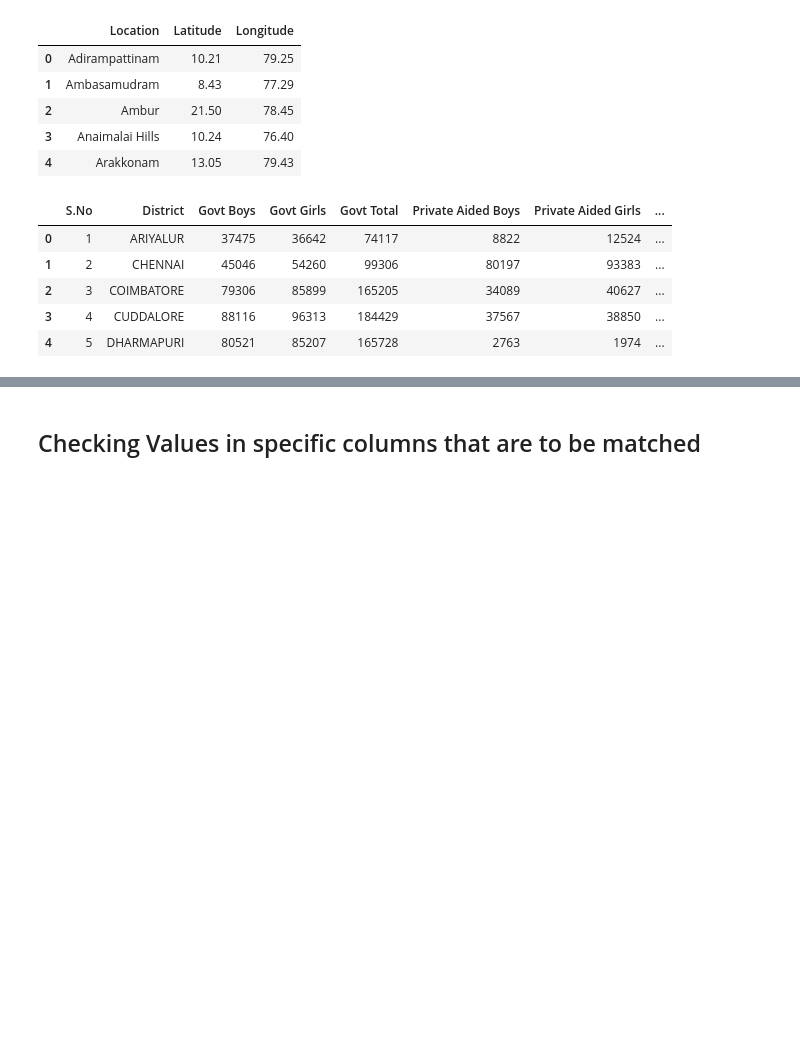
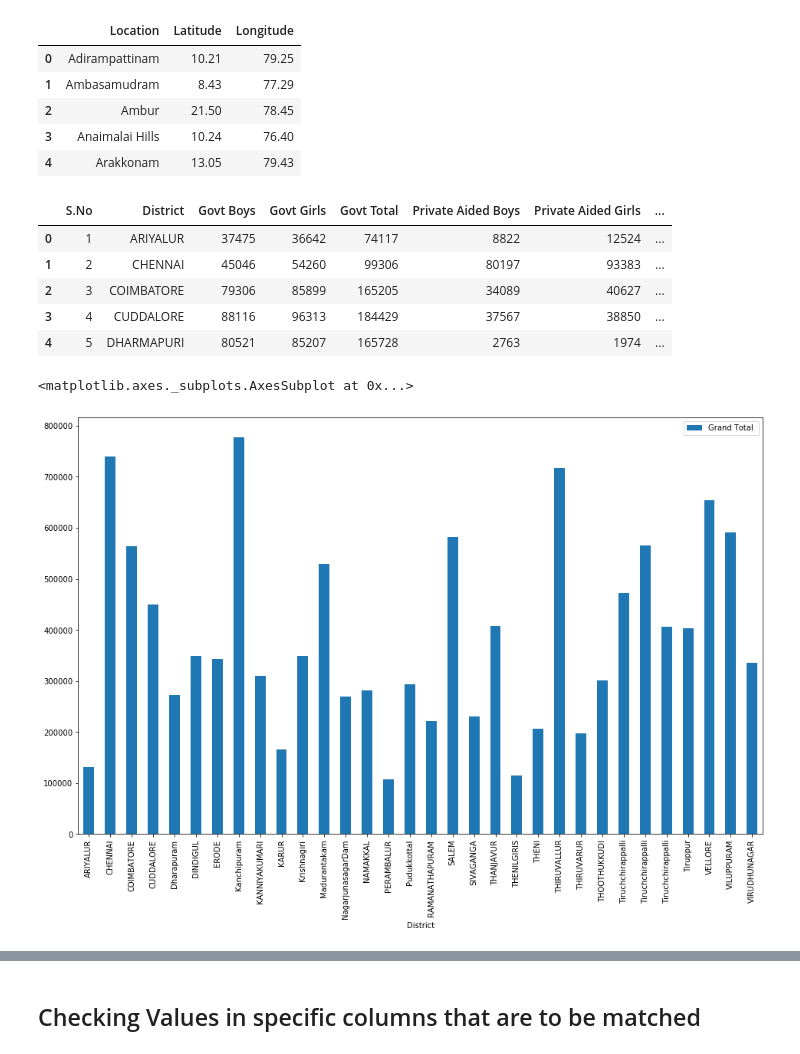
Before and after one commit to Nagkulan/Coursera_Capstone, a Jupyter notebook: TamilnaduEdu.ipynb, the cells around one changed output, grey strips where cells are left out. Saved outputs shown, nothing was run; the diff lists cells and outputs as text; code cells hidden in the pictures; blank space fills up the shorter version.

```diff
--- a/TamilnaduEdu.ipynb
+++ b/TamilnaduEdu.ipynb
@@ -87,3 +87,5 @@ gender.head()
 | 2 | 3 | COIMBATORE | 79306 | 85899 | 165205 | 34089 | 40627 | ... |
 | 3 | 4 | CUDDALORE | 88116 | 96313 | 184429 | 37567 | 38850 | ... |
 | 4 | 5 | DHARMAPURI | 80521 | 85207 | 165728 | 2763 | 1974 | ... |
+# %%
+gender.drop(index=32,inplace=True)
@@ -89,0 +94,6 @@ gender.head()
+# %%
+data=gender[['District','Grand Total ']]
+data.set_index('District').plot(kind='bar',figsize=(16,10),tick_label=gender['District'])
+# %% [output]
+<matplotlib.axes._subplots.AxesSubplot at 0x...>
+[figure, added]
```
Also changed, not shown: parts of 7 cells of this notebook.
